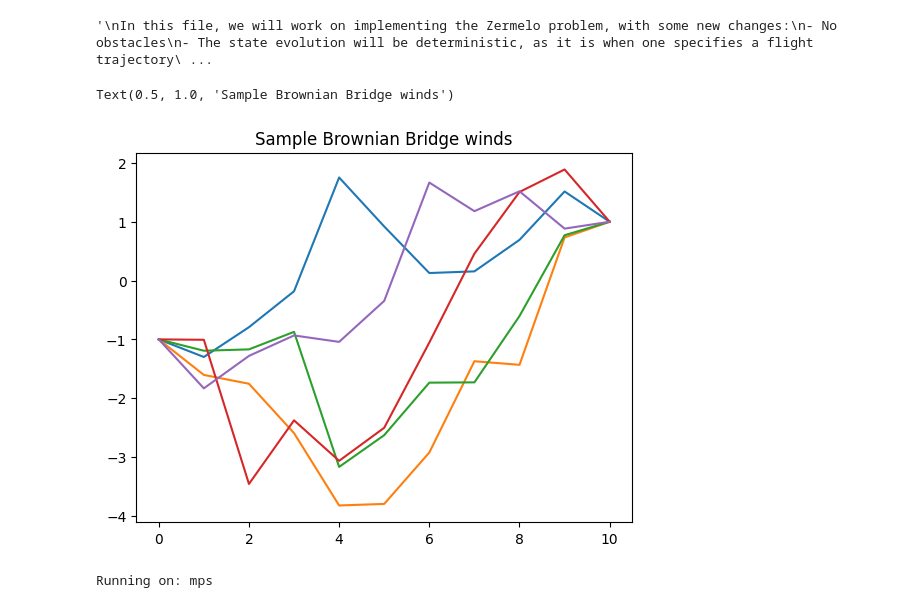
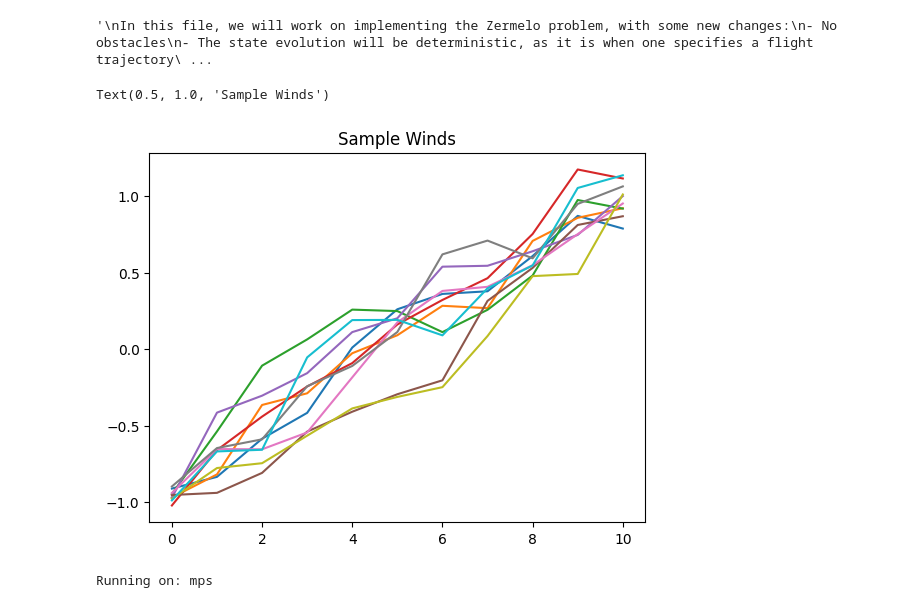
Before and after one commit to BorisBaros13/Zermelo, a Jupyter notebook: fuel_dep.ipynb, the cells around one changed output. Drawn from its saved outputs; the diff is of its cells as text; code cells hidden in the pictures.

```diff
--- a/fuel_dep.ipynb
+++ b/fuel_dep.ipynb
@@ -31,30 +31,34 @@ import os
 # speed of reference trajectories will be 2 units per time step, thus we use time horizon of 10 steps
 # will experiment with values for w_min and w_max
 
-def brownian_bridge_from_bm(a, b, T, time_step):
+def OU_process(x0, sd, theta, mu, sigma, T, time_step):
+    total_steps = int(T / time_step)
+    process = np.zeros(total_steps + 1, dtype = float)
+    process[0] = np.random.normal(loc = x0, scale = sd)
+    for t in range(total_steps):
+        process[t + 1] = process[t] + theta * (mu - process[t]) * time_step + sigma * np.sqrt(time_step) * np.random.normal()
+    return process.astype(np.float32)
+
+def winds(a, b, T, time_step, sigma, theta):
     """
-    Simulate Brownian bridge on provided times using transform of a Brownian motion.
-    times: array of times in [0,T], must include 0 and T (sorted).
-    Returns array of bridge values at times.
+    Simulate OH processes around a and b, then interpolate over the time steps to create an approximate move from a to b over time T,
+    kind of like a wind forecast
     """
+    # don't bother with hyperparameters for OU process, just input here
     total_steps = int(T / time_step)
-    # simulate BM increments
-    increments = np.random.normal(loc=0.0, scale=np.sqrt(time_step), size = total_steps)
-    W = np.zeros(total_steps + 1, dtype=float)
-    W[1:] = np.cumsum(increments)
-    WT = W[-1]
-    # transform to bridge
-    times = np.arange(0, T + time_step, time_step)
-    linear = a + (b - a) * (times / T)
-    bridge = linear + (W - (times / T) * WT)
-    return bridge.astype(np.float32)
+    ou_a = OU_process(a, 0.1, theta, a, sigma, T, time_step)
+    ou_b = OU_process(b, 0.1, theta, b, sigma, T, time_step)[::-1]
+    interpolants_b = np.linspace(0, 1, total_steps + 1, dtype = np.float32)
+    interpolants_a = 1 - interpolants_b
+    wind_process = interpolants_a * ou_a + interpolants_b * ou_b
+    return wind_process.astype(np.float32)
-# %%
-for i in range(5):
-    plt.plot(brownian_bridge_from_bm(-1, 1, 10, 1))
-plt.title("Sample Brownian Bridge winds")
-# %% [output]
-Text(0.5, 1.0, 'Sample Brownian Bridge winds')
-[figure, removed]
+# %%
+for i in range(10):
+    plt.plot(winds(-1, 1, 10, 1, 0.2, 0.1))
+plt.title("Sample Winds")
+# %% [output]
+Text(0.5, 1.0, 'Sample Winds')
+[figure, added]
 # %%
 # Device setup
 if torch.cuda.is_available():
```
Also changed, not shown: parts of 12 cells of this notebook.
